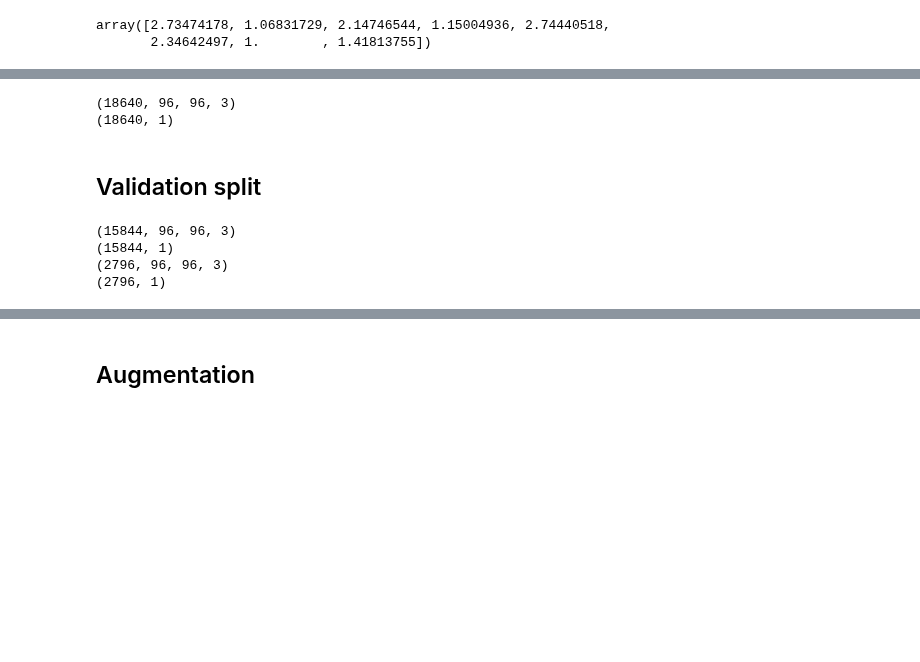
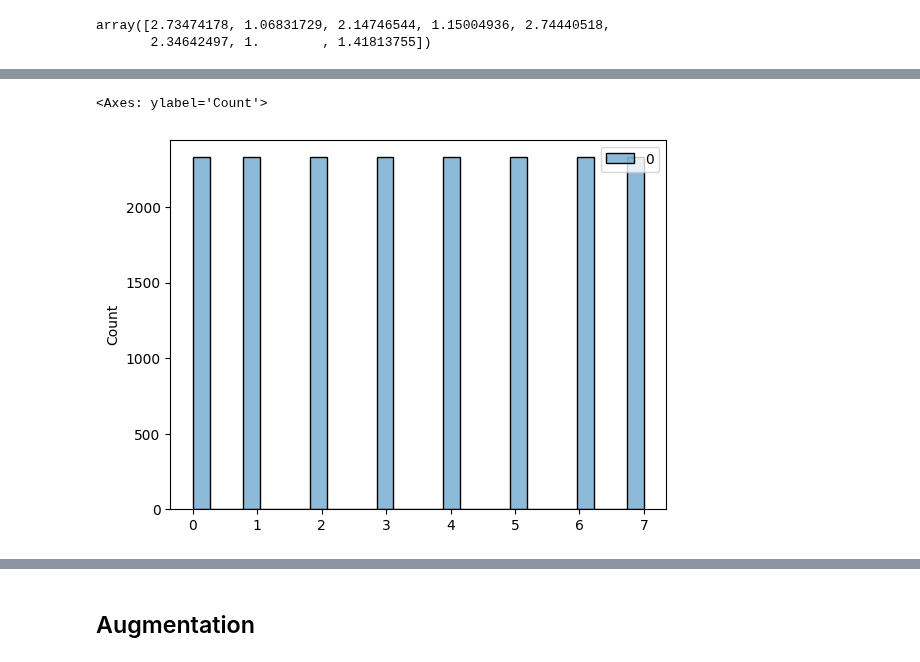
Before and after one commit to tomaz-suller/an2dl, a Jupyter notebook: homework-1/notebooks/1-tomaz-suller-pre-processing.ipynb, the cells around one changed output, grey strips where cells are left out. Saved outputs shown, nothing was run; the diff lists cells and outputs as text; code cells hidden in the pictures; blank space fills up the shorter version.

Commit message:
Do validation before augmentation

```diff
--- a/homework-1/notebooks/1-tomaz-suller-pre-processing.ipynb
+++ b/homework-1/notebooks/1-tomaz-suller-pre-processing.ipynb
@@ -76,3 +96,14 @@ print(clean_labels.shape)
+# %%
+data = {
+    "train": {
+        "images": images_train,
+        "labels": labels_train,
+    },
+    "val": {
+        "images": images_val,
+        "labels": labels_val,
+    }
+}
 # %% [markdown]
 ## Rebalance
 # %%
@@ -84,10 +115,17 @@ sample_proportion
 array([2.73474178, 1.06831729, 2.14746544, 1.15004936, 2.74440518,
        2.34642497, 1.        , 1.41813755])
 # %%
-rebalanced_image_list = []
-rebalanced_label_list = []
-for label, count, proportion in zip(np.unique(clean_labels), counts, sample_proportion):
-    label_support = np.nonzero(clean_labels == label)[0]
-    i = RNG.choice(label_support, int(np.round(count * proportion)))
-    rebalanced_image_list.append(clean_images[i])
-    rebalanced_label_list.append(clean_labels[i])
+rebalanced_data = {}
+for name, set_ in data.items():
+    rebalanced_image_list = []
+    rebalanced_label_list = []
+    for label, count, proportion in zip(np.unique(set_["labels"]), counts, sample_proportion):
+        label_support = np.nonzero(set_["labels"] == label)[0]
+        i = RNG.choice(label_support, int(np.round(count * proportion)))
+        rebalanced_image_list.append(set_["images"][i])
+        rebalanced_label_list.append(set_["labels"][i])
+    rebalanced_data[name] = {
+        "images": np.concatenate(rebalanced_image_list, axis=0),
+        "labels": np.concatenate(rebalanced_label_list, axis=0),
+    }
+rebalanced_data
@@ -94,29 +150,5 @@ for label, count, proportion in zip(np.unique(clean_labels), counts, sample_prop
-# %%
-rebalanced_images = np.concatenate(rebalanced_image_list, axis=0)
-rebalanced_labels = np.concatenate(rebalanced_label_list, axis=0)
-
-print(rebalanced_images.shape)
-print(rebalanced_labels.shape)
-# %% [output]
-(18640, 96, 96, 3)
-(18640, 1)
-# %% [markdown]
-## Validation split
-# %%
-images_train, images_val, labels_train, labels_val = train_test_split(
-    rebalanced_images, rebalanced_labels,
-    test_size=.15,
-    random_state=42,
-    stratify=rebalanced_labels,
-)
-
-print(images_train.shape)
-print(labels_train.shape)
-
-print(images_val.shape)
-print(labels_val.shape)
-# %% [output]
-(15844, 96, 96, 3)
-(15844, 1)
-(2796, 96, 96, 3)
-(2796, 1)
+# %%
+sns.histplot(rebalanced_data["train"]["labels"])
+# %% [output]
+<Axes: ylabel='Count'>
+[figure, added]
```
Also changed, not shown: parts of 11 cells of this notebook.
